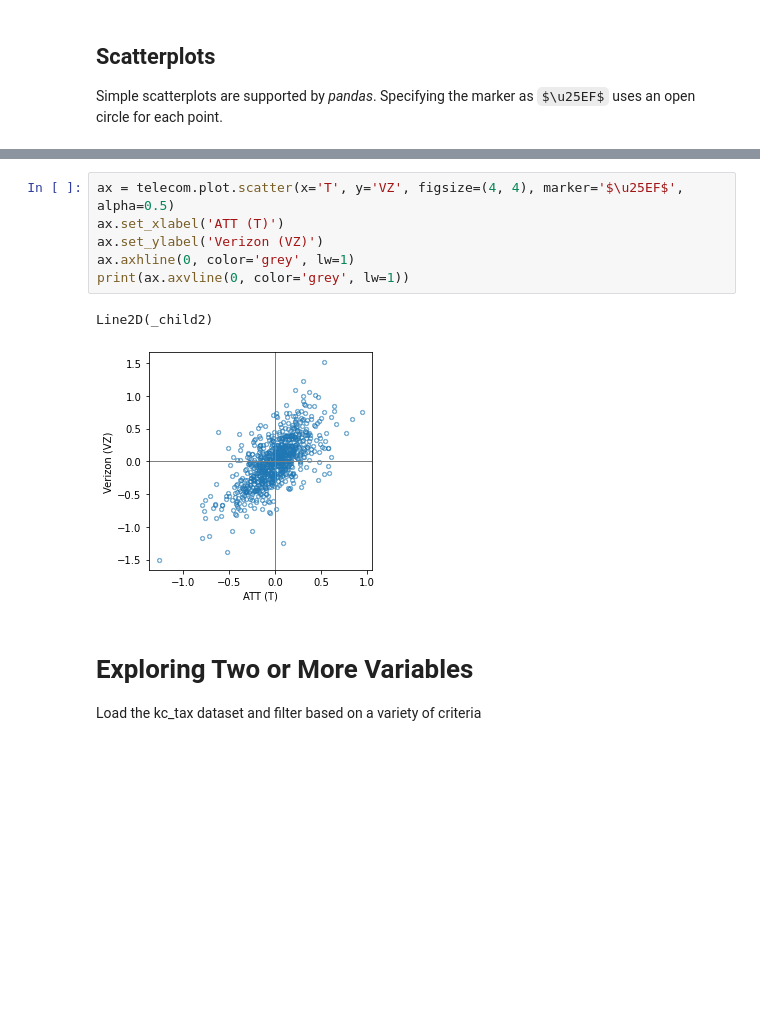
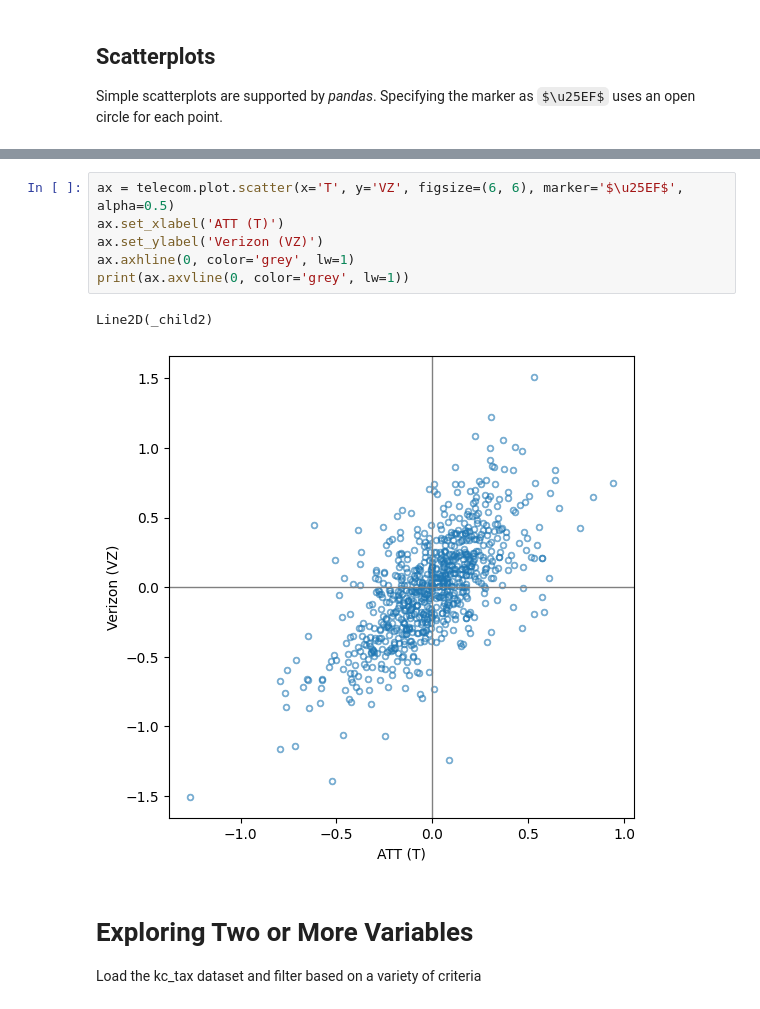
Before and after one commit to maobonilla/practical-statistics-for-data-scientists, a Jupyter notebook: python/notebooks/Chapter 1 - Exploratory Data Analysis.ipynb, the cells around one changed output, grey strips where cells are left out. Saved outputs shown, nothing was run; the diff lists cells and outputs as text; blank space fills up the shorter version.

```diff
--- a/python/notebooks/Chapter 1 - Exploratory Data Analysis.ipynb
+++ b/python/notebooks/Chapter 1 - Exploratory Data Analysis.ipynb
@@ -391,12 +393,12 @@ plt.show()
 # %%
-ax = telecom.plot.scatter(x='T', y='VZ', figsize=(4, 4), marker='$\u25EF$', alpha=0.5)
+ax = telecom.plot.scatter(x='T', y='VZ', figsize=(6, 6), marker='$\u25EF$', alpha=0.5)
 ax.set_xlabel('ATT (T)')
 ax.set_ylabel('Verizon (VZ)')
 ax.axhline(0, color='grey', lw=1)
 print(ax.axvline(0, color='grey', lw=1))
 # %% [output]
 Line2D(_child2)
-[figure, old version]
+[figure, new version]
 # %% [markdown]
 # Exploring Two or More Variables
 Load the kc_tax dataset and filter based on a variety of criteria
```
Also changed, not shown: parts of 24 cells of this notebook.
